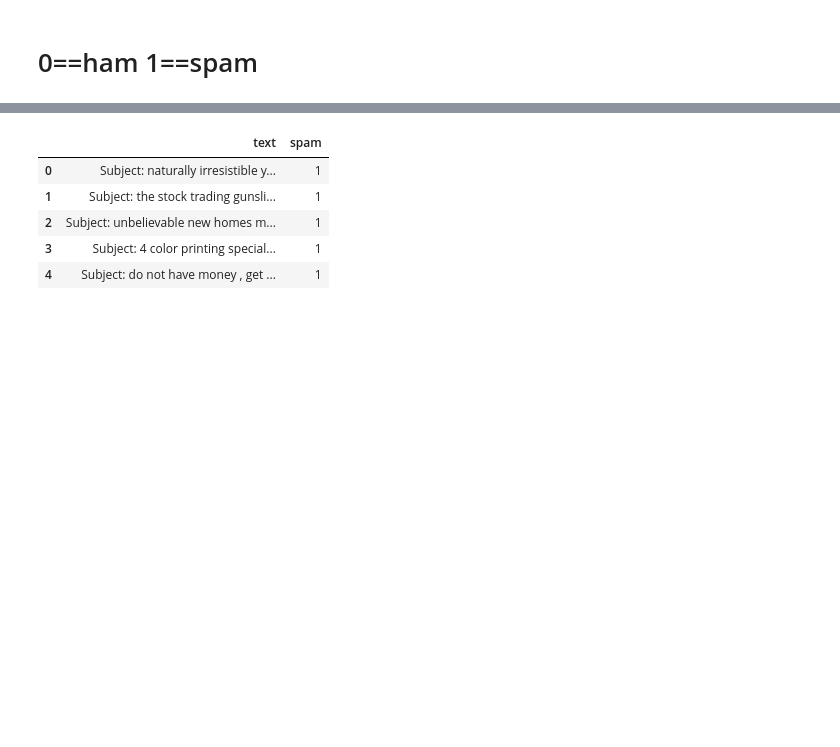
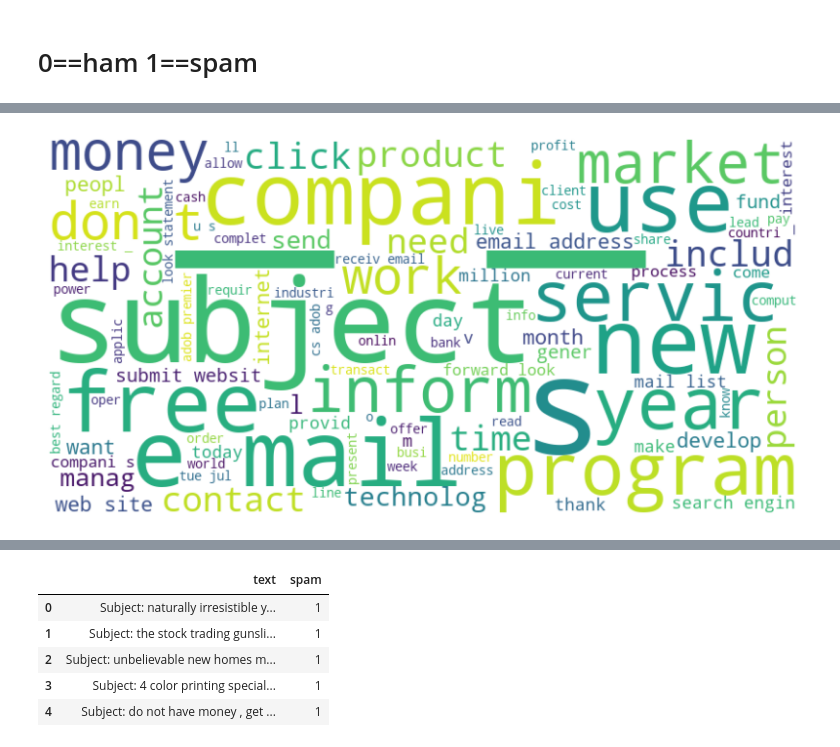
Before and after one commit to Deepak-baghel84/spam-detection, a Jupyter notebook: email_detection.ipynb, the cells around one changed output, grey strips where cells are left out. Drawn from its saved outputs; the diff is of its cells as text; code cells hidden in the pictures; blank space fills up the shorter version.

```diff
--- a/email_detection.ipynb
+++ b/email_detection.ipynb
@@ -29,0 +62,24 @@ df
+# %%
+##  Count most repeated woreds in Spam  messages
+
+import re
+from collections import Counter
+from wordcloud import WordCloud , STOPWORDS
+from sklearn.feature_extraction.text import ENGLISH_STOP_WORDS
+from nltk.stem import PorterStemmer
+
+stemmer = PorterStemmer()
+
+all_text = ' '.join(spam['text'].values)
+
+all_text = re.sub(r'[^A-Za-z\s]', '', all_text)
+
+# Additional cleaning (removing stop words)
+
+feature_text = ' '.join([stemmer.stem(word) for word in all_text.split() if word.lower() not in ENGLISH_STOP_WORDS
+])
+
+count_word = Counter(feature_text.split())
+top_words = count_word.most_common(10)
+arranged_word = pd.Series(top_words)
+print("most repeated words in spam messages: ",arranged_word)
@@ -29,0 +98,20 @@ df
+# %%
+##  most repeated word in spam messages
+from sklearn.feature_extraction.text import ENGLISH_STOP_WORDS
+
+all_text = ' '.join(spam['text'].values)
+
+# Additional cleaning (removing stop words)
+filtered_words = ' '.join([stemmer.stem(word) for word in all_text.split() if word.lower() not in ENGLISH_STOP_WORDS])
+
+# Generate the word cloud
+wordcloud = WordCloud(width=800, height=400, background_color='white', max_words=100).generate(filtered_words)
+
+# Display the word cloud
+plt.figure(figsize=(10, 5))
+sns.set_style('whitegrid')
+plt.imshow(wordcloud, interpolation='bilinear')
+plt.axis('off')
+plt.show()
+# %% [output]
+[figure, added]
```
Also changed, not shown: parts of 23 cells of this notebook, 4 other files.
